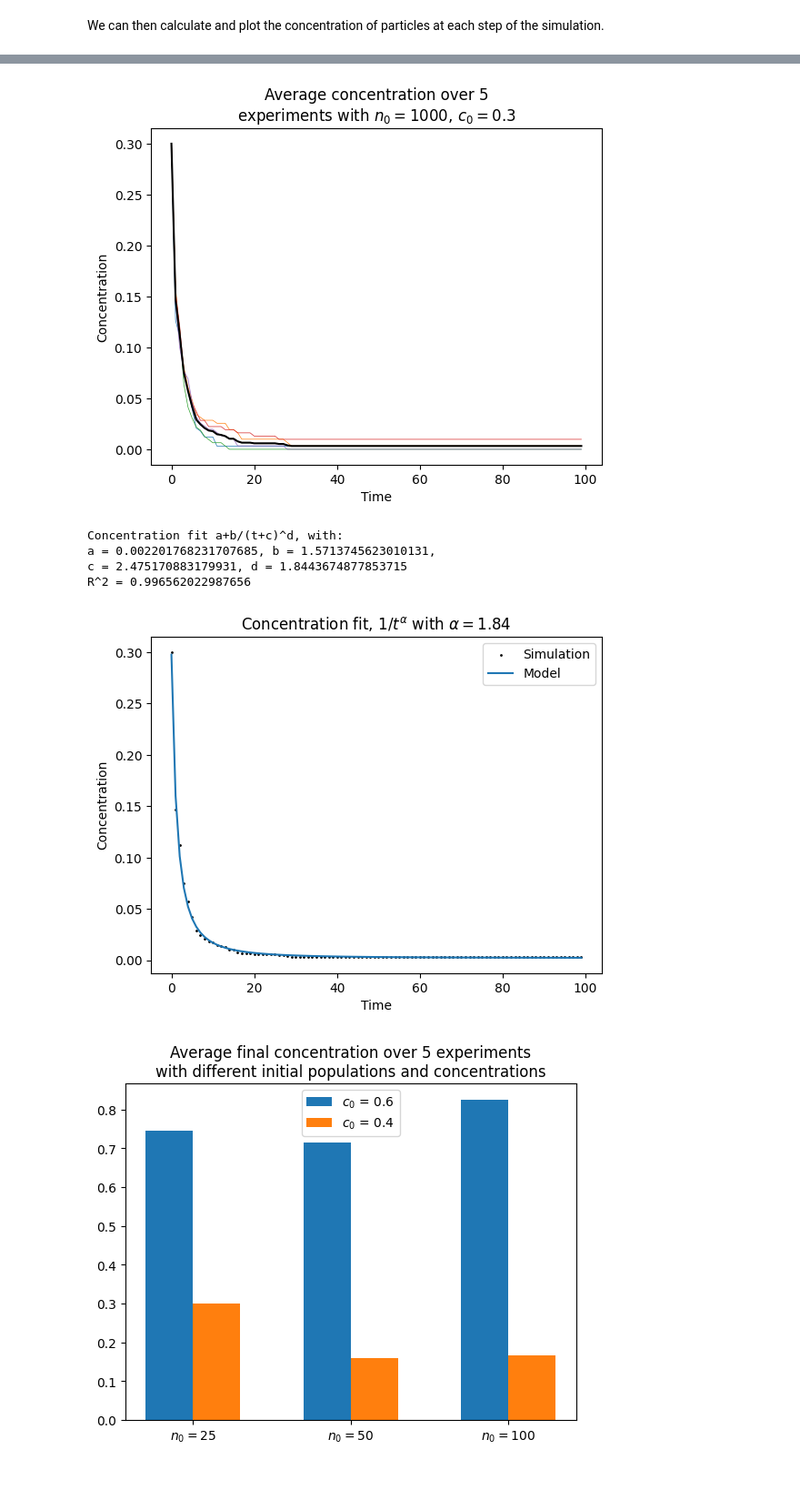
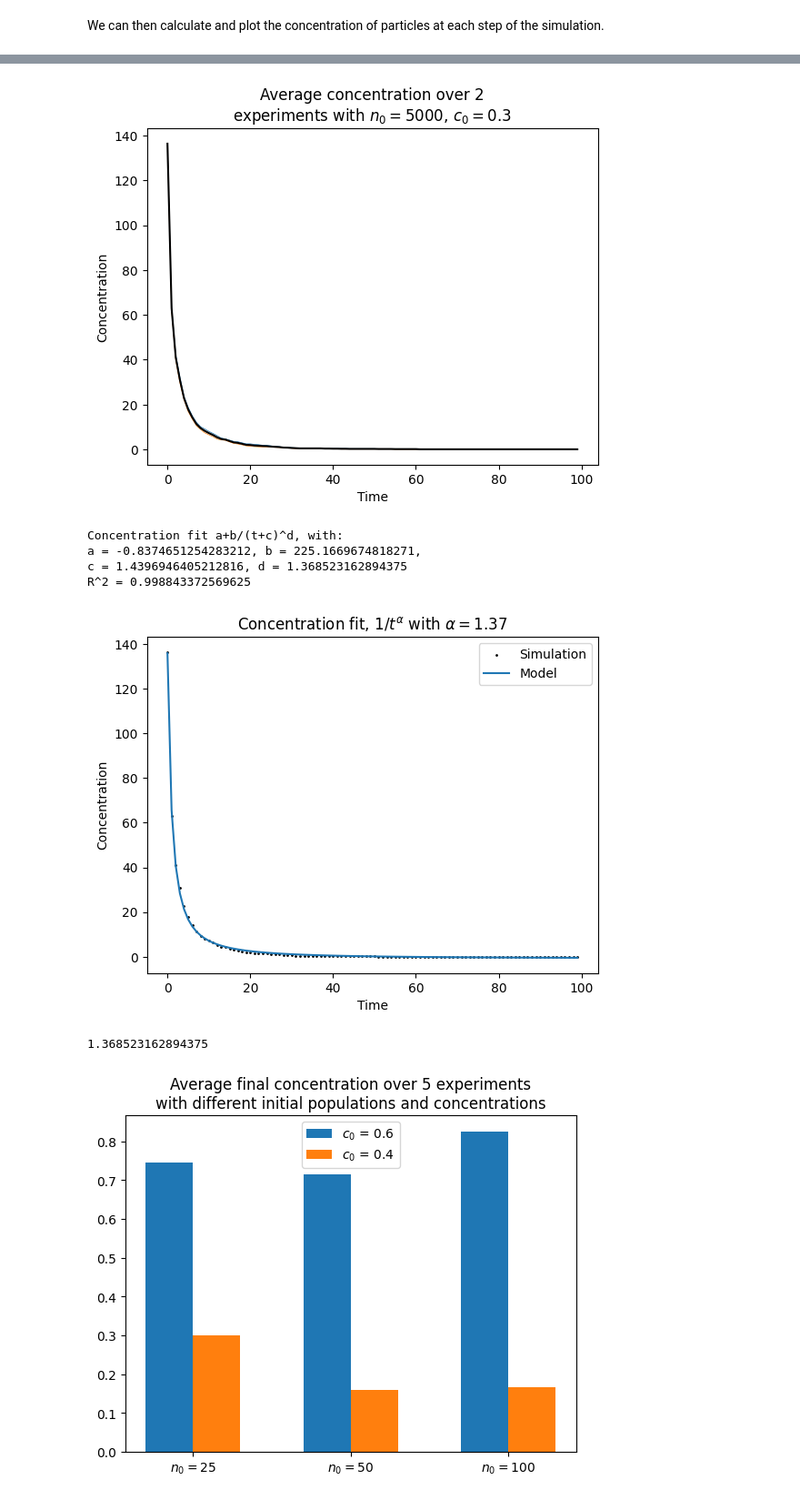
Before and after one commit to Epsylene/BrownianAnnihilation, a Jupyter notebook: ballistic.ipynb, the cells around one changed output, grey strips where cells are left out. Shown at 91% size. Saved outputs shown, nothing was run; the diff lists cells and outputs as text; code cells hidden in the pictures.

Commit message:
Concentration now returns the actual concentration

```diff
--- a/ballistic.ipynb
+++ b/ballistic.ipynb
@@ -36,15 +37,16 @@ R^2 = 0.989562867777362
 # %%
-avg_c = avg_concentration(Ballistic, (1000, 0.3), 5)
+avg_c = avg_concentration(Ballistic, (5000, 0.3), 2)
 # %% [output]
-[figure, old version]
+[figure, new version]
 # %%
 fit(avg_c)
 # %% [output]
 Concentration fit a+b/(t+c)^d, with:
-a = 0.002201768231707685, b = 1.5713745623010131,
-c = 2.475170883179931, d = 1.8443674877853715
-R^2 = 0.996562022987656
+a = -0.8374651254283212, b = 225.1669674818271,
+c = 1.4396946405212816, d = 1.368523162894375
+R^2 = 0.998843372569625
-[figure, old version]
+[figure, new version]
+1.368523162894375
 # %%
 params = [(25, 50, 100), (0.6, 0.4)]
 end_state(Ballistic, params, 5)
```
Also changed, not shown: parts of 3 cells of this notebook, 2 other files.
